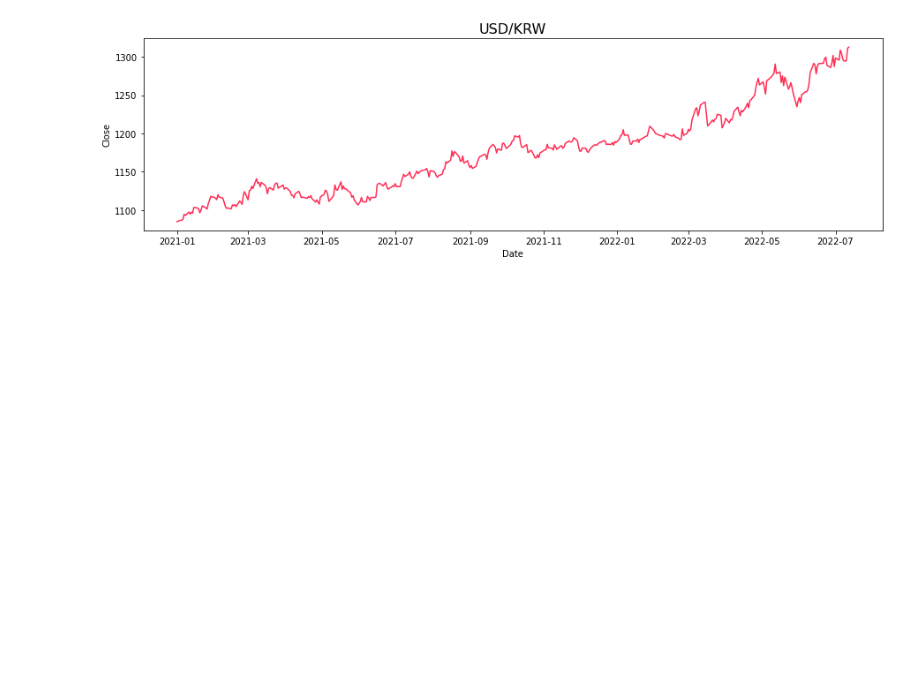
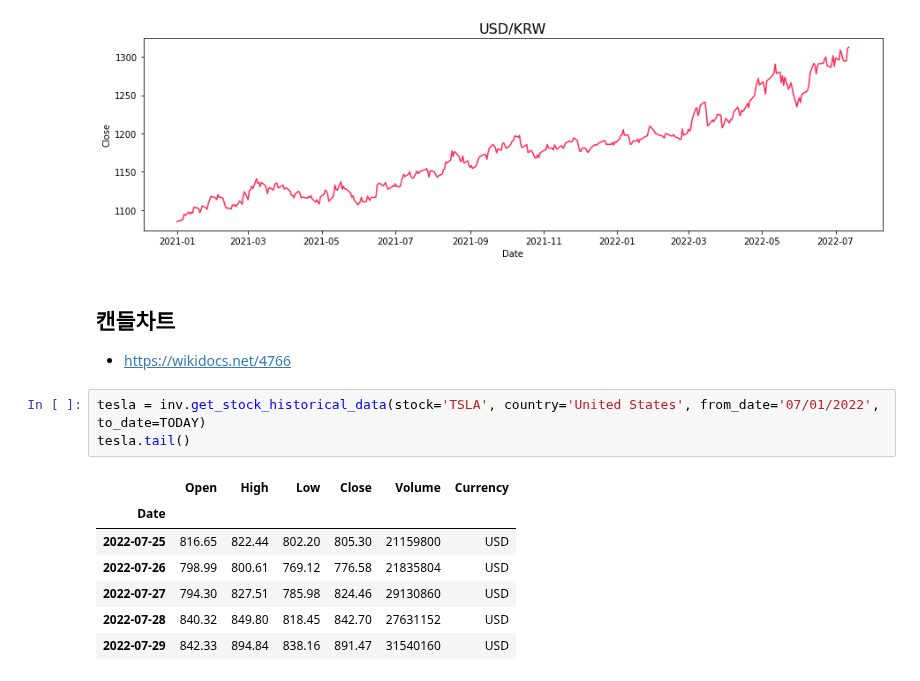
Before and after one commit to instork/data_sources, a Jupyter notebook: src/investpy.ipynb, the cells around one changed output. Drawn from its saved outputs; the diff is of its cells as text; blank space fills up the shorter version.

```diff
--- a/src/investpy.ipynb
+++ b/src/investpy.ipynb
@@ -132,3 +127,17 @@ plt.title('USD/KRW', fontsize=16)
 plt.show()
 # %% [output]
 [figure]
+# %% [markdown]
+## 캔들차트
+- https://wikidocs.net/4766
+# %%
+tesla = inv.get_stock_historical_data(stock='TSLA', country='United States', from_date='07/01/2022', to_date=TODAY)
+tesla.tail()
+# %% [output]
+|  | Open | High | Low | Close | Volume | Currency |
+| Date |  |  |  |  |  |  |
+| 2022-07-25 | 816.65 | 822.44 | 802.20 | 805.30 | 21159800 | USD |
+| 2022-07-26 | 798.99 | 800.61 | 769.12 | 776.58 | 21835804 | USD |
+| 2022-07-27 | 794.30 | 827.51 | 785.98 | 824.46 | 29130860 | USD |
+| 2022-07-28 | 840.32 | 849.80 | 818.45 | 842.70 | 27631152 | USD |
+| 2022-07-29 | 842.33 | 894.84 | 838.16 | 891.47 | 31540160 | USD |
```
Also changed, not shown: parts of 3 cells of this notebook.
